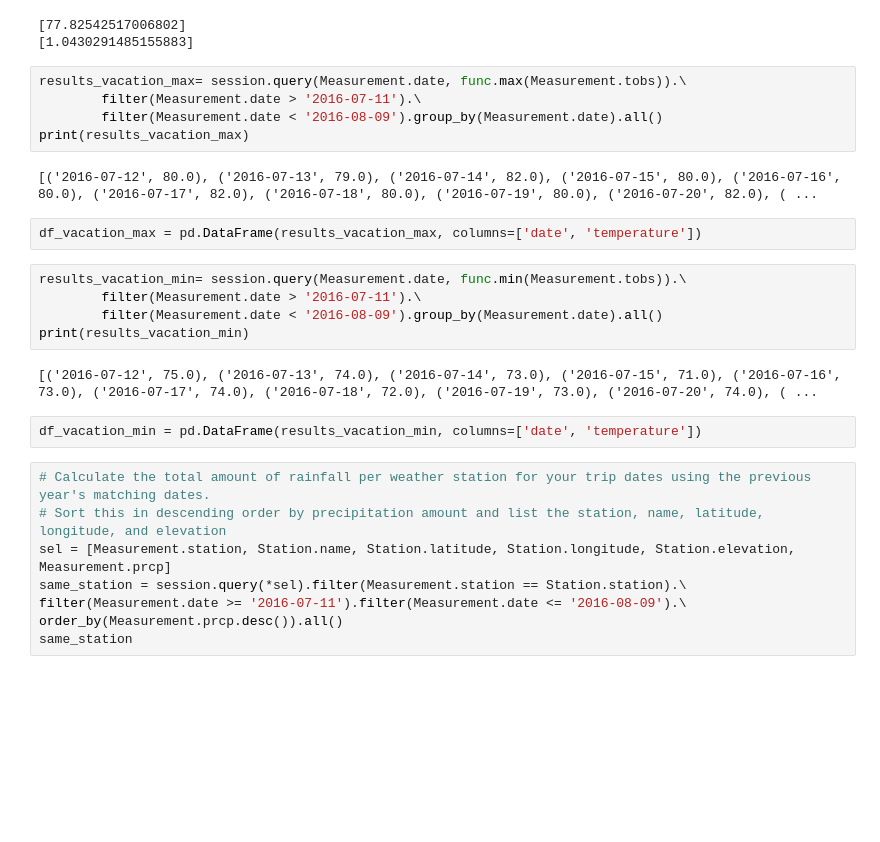
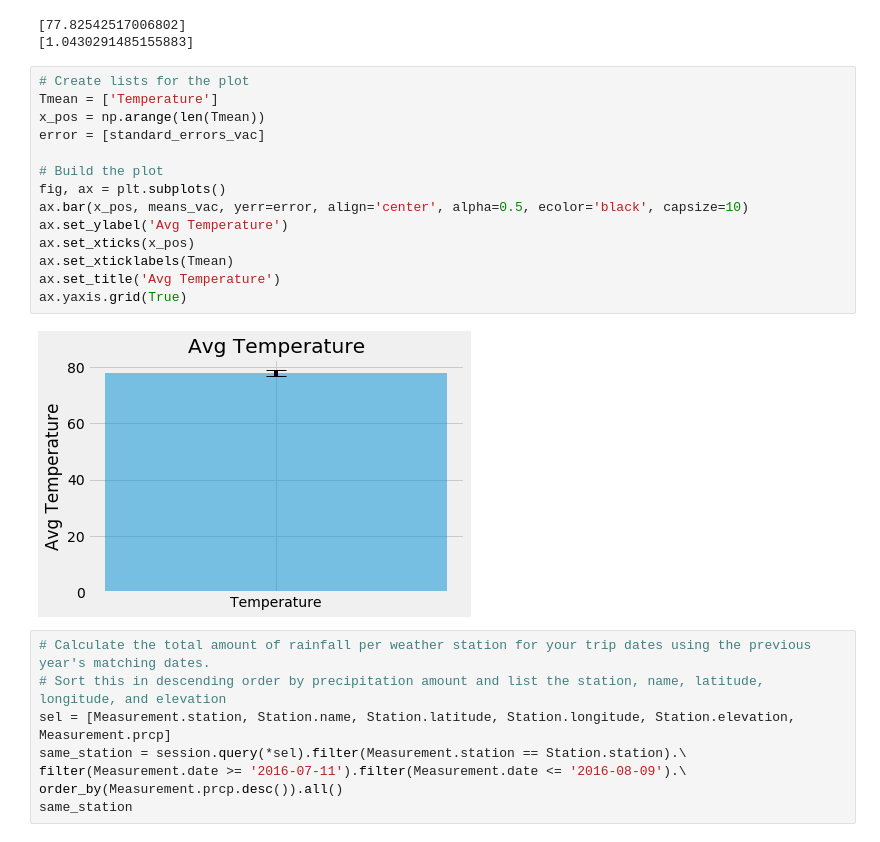
Before and after one commit to VictorCatacora/Homework10, a Jupyter notebook: surf_up.ipynb, the cells around one changed output. Cells and saved outputs as stored; diff of their text form; blank space fills up the shorter version.

```diff
--- a/surf_up.ipynb
+++ b/surf_up.ipynb
@@ -300,24 +300,22 @@ print(standard_errors_vac)
 # %% [output]
 [77.82542517006802]
 [1.0430291485155883]
-# %%
-results_vacation_max= session.query(Measurement.date, func.max(Measurement.tobs)).\
-        filter(Measurement.date > '2016-07-11').\
-        filter(Measurement.date < '2016-08-09').group_by(Measurement.date).all()
-print(results_vacation_max)
-# %% [output]
-[('2016-07-12', 80.0), ('2016-07-13', 79.0), ('2016-07-14', 82.0), ('2016-07-15', 80.0), ('2016-07-16', 80.0), ('2016-07-17', 82.0), ('2016-07-18', 80.0), ('2016-07-19', 80.0), ('2016-07-20', 82.0), ( ...
-# %%
-df_vacation_max = pd.DataFrame(results_vacation_max, columns=['date', 'temperature'])
-# %%
-results_vacation_min= session.query(Measurement.date, func.min(Measurement.tobs)).\
-        filter(Measurement.date > '2016-07-11').\
-        filter(Measurement.date < '2016-08-09').group_by(Measurement.date).all()
-print(results_vacation_min)
-# %% [output]
-[('2016-07-12', 75.0), ('2016-07-13', 74.0), ('2016-07-14', 73.0), ('2016-07-15', 71.0), ('2016-07-16', 73.0), ('2016-07-17', 74.0), ('2016-07-18', 72.0), ('2016-07-19', 73.0), ('2016-07-20', 74.0), ( ...
-# %%
-df_vacation_min = pd.DataFrame(results_vacation_min, columns=['date', 'temperature'])
+# %%
+# Create lists for the plot
+Tmean = ['Temperature']
+x_pos = np.arange(len(Tmean))
+error = [standard_errors_vac]
+
+# Build the plot
+fig, ax = plt.subplots()
+ax.bar(x_pos, means_vac, yerr=error, align='center', alpha=0.5, ecolor='black', capsize=10)
+ax.set_ylabel('Avg Temperature')
+ax.set_xticks(x_pos)
+ax.set_xticklabels(Tmean)
+ax.set_title('Avg Temperature')
+ax.yaxis.grid(True)
+# %% [output]
+[figure, added]
 # %%
 # Calculate the total amount of rainfall per weather station for your trip dates using the previous year's matching dates.
 # Sort this in descending order by precipitation amount and list the station, name, latitude, longitude, and elevation
```
Also changed, not shown: 1 other file.
